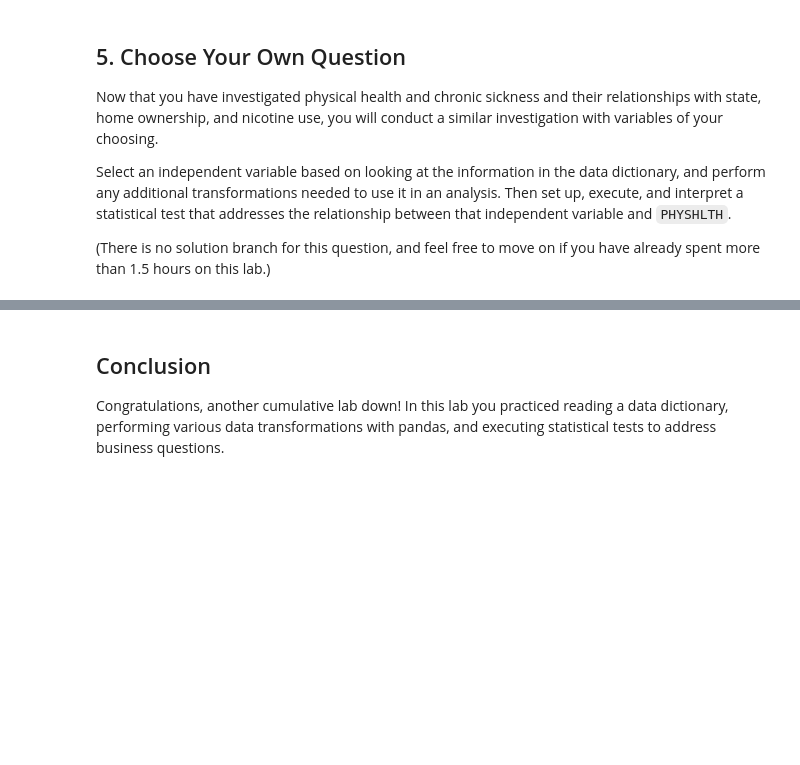
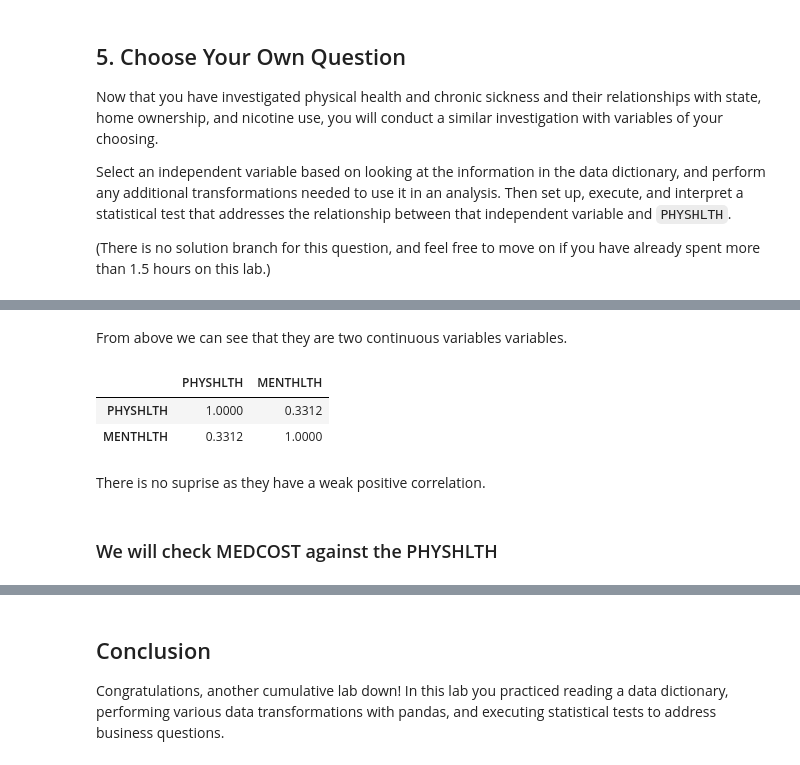
Before and after one commit to Obatsa/dsc-hypothesis-testing-lab, a Jupyter notebook: index.ipynb, the cells around one changed output, grey strips where cells are left out. Saved outputs shown, nothing was run; the diff lists cells and outputs as text; code cells hidden in the pictures; blank space fills up the shorter version.

```diff
--- a/index.ipynb
+++ b/index.ipynb
@@ -597,0 +645,14 @@ Select an independent variable based on looking at the information in the data d
+# %% [markdown]
+From above we can see that they are two continuous variables variables.
+# %%
+# Checking their correlations
+cols = df[["PHYSHLTH", "MENTHLTH"]]
+cols.corr()
+# %% [output]
+|  | PHYSHLTH | MENTHLTH |
+| PHYSHLTH | 1.0000 | 0.3312 |
+| MENTHLTH | 0.3312 | 1.0000 |
+# %% [markdown]
+There is no suprise as they have a weak positive correlation.
+# %% [markdown]
+### We will check MEDCOST against the PHYSHLTH
```
Also changed, not shown: parts of 27 cells of this notebook.
